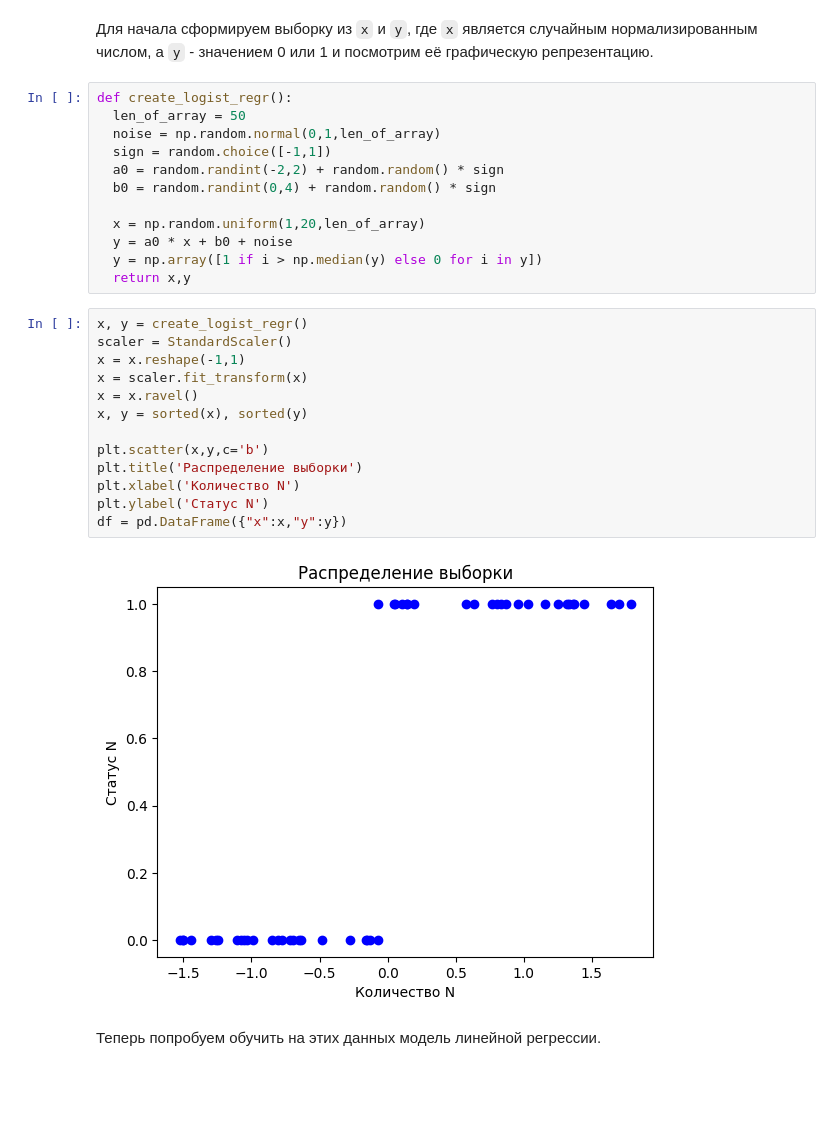
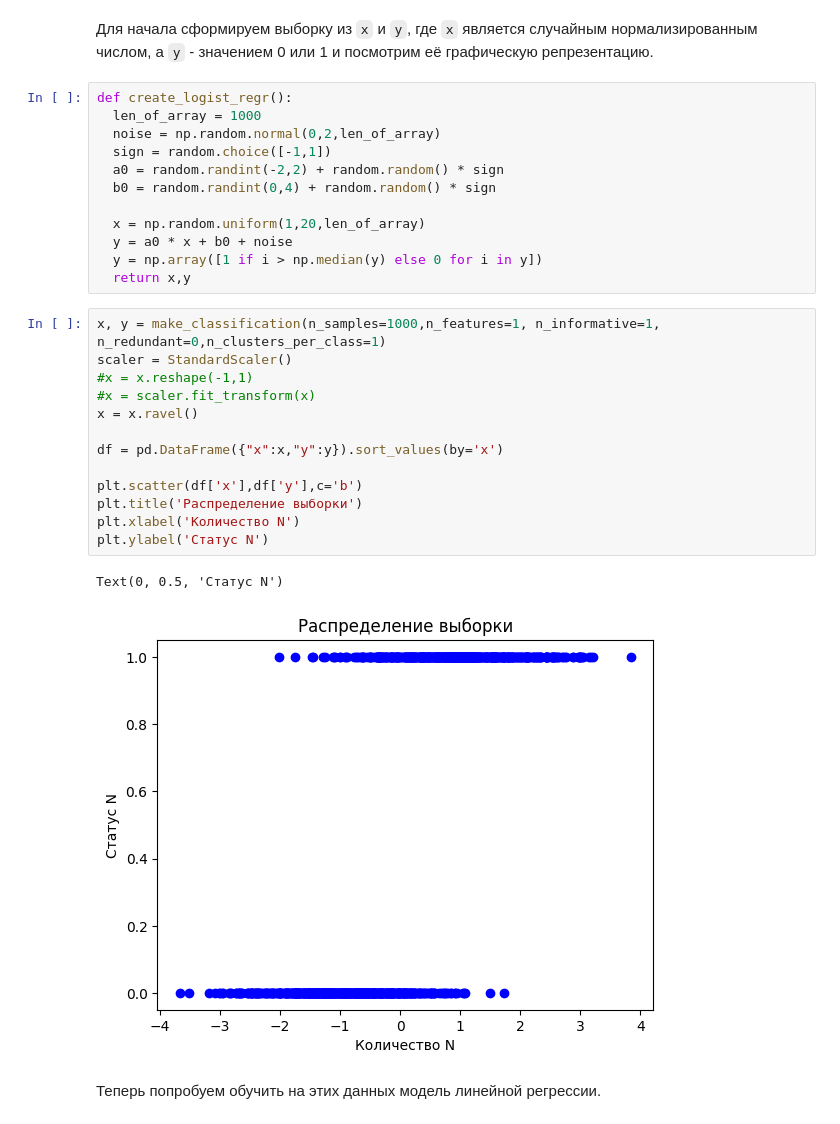
Before and after one commit to Vaskisetkielet/learning-training, a Jupyter notebook: Logistic_regression_&_metrics.ipynb, the cells around one changed output. Drawn from its saved outputs; the diff is of its cells as text; blank space fills up the shorter version.

```diff
--- a/Logistic_regression_&_metrics.ipynb
+++ b/Logistic_regression_&_metrics.ipynb
@@ -21,8 +22,8 @@ from sympy import *
 Для начала сформируем выборку из `x` и `y`, где `x` является случайным нормализированным числом, а `y` - значением 0 или 1 и посмотрим её графическую репрезентацию.
 # %%
 def create_logist_regr():
-  len_of_array = 50
-  noise = np.random.normal(0,1,len_of_array)
+  len_of_array = 1000
+  noise = np.random.normal(0,2,len_of_array)
   sign = random.choice([-1,1])
   a0 = random.randint(-2,2) + random.random() * sign
   b0 = random.randint(0,4) + random.random() * sign
@@ -32,20 +33,21 @@ def create_logist_regr():
   y = np.array([1 if i > np.median(y) else 0 for i in y])
   return x,y
 # %%
-x, y = create_logist_regr()
+x, y = make_classification(n_samples=1000,n_features=1, n_informative=1, n_redundant=0,n_clusters_per_class=1)
 scaler = StandardScaler()
-x = x.reshape(-1,1)
-x = scaler.fit_transform(x)
+#x = x.reshape(-1,1)
+#x = scaler.fit_transform(x)
 x = x.ravel()
-x, y = sorted(x), sorted(y)
 
-plt.scatter(x,y,c='b')
+df = pd.DataFrame({"x":x,"y":y}).sort_values(by='x')
+
+plt.scatter(df['x'],df['y'],c='b')
 plt.title('Распределение выборки')
 plt.xlabel('Количество N')
 plt.ylabel('Статус N')
-df = pd.DataFrame({"x":x,"y":y})
 # %% [output]
+Text(0, 0.5, 'Статус N')
-[figure, old version]
+[figure, new version]
 # %% [markdown]
 Теперь попробуем обучить на этих данных модель линейной регрессии.
 # %%
```
Also changed, not shown: parts of 40 cells of this notebook.
